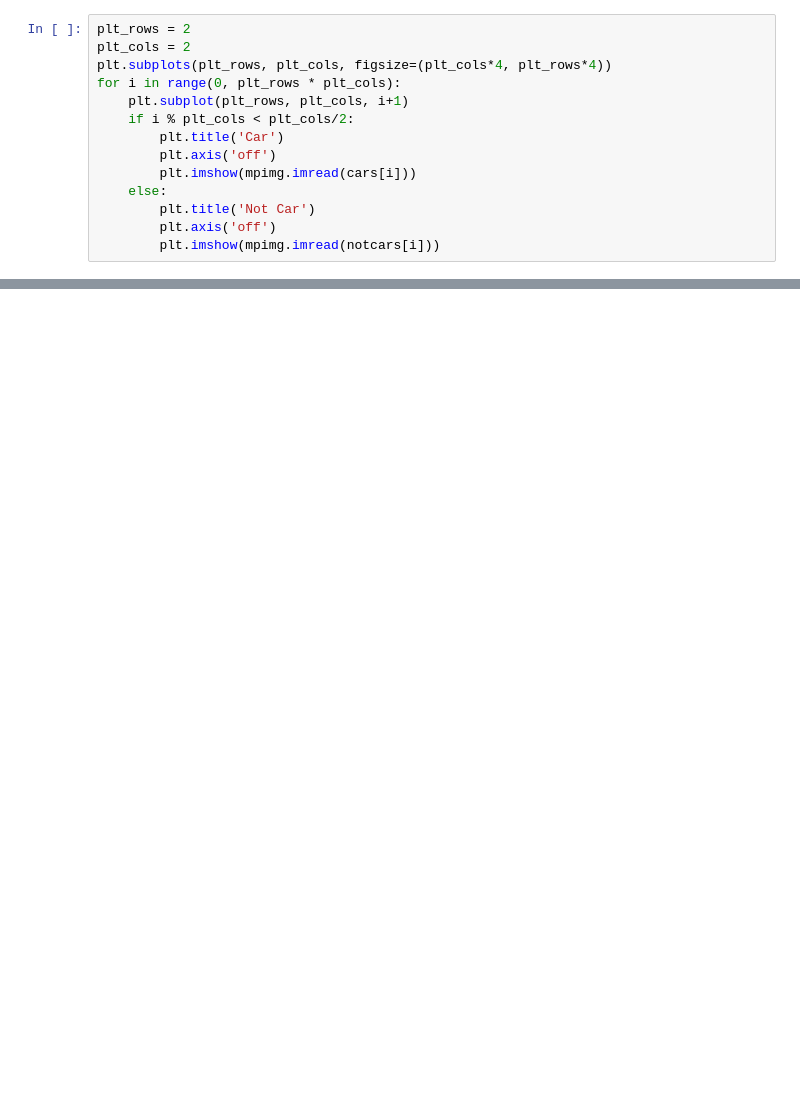
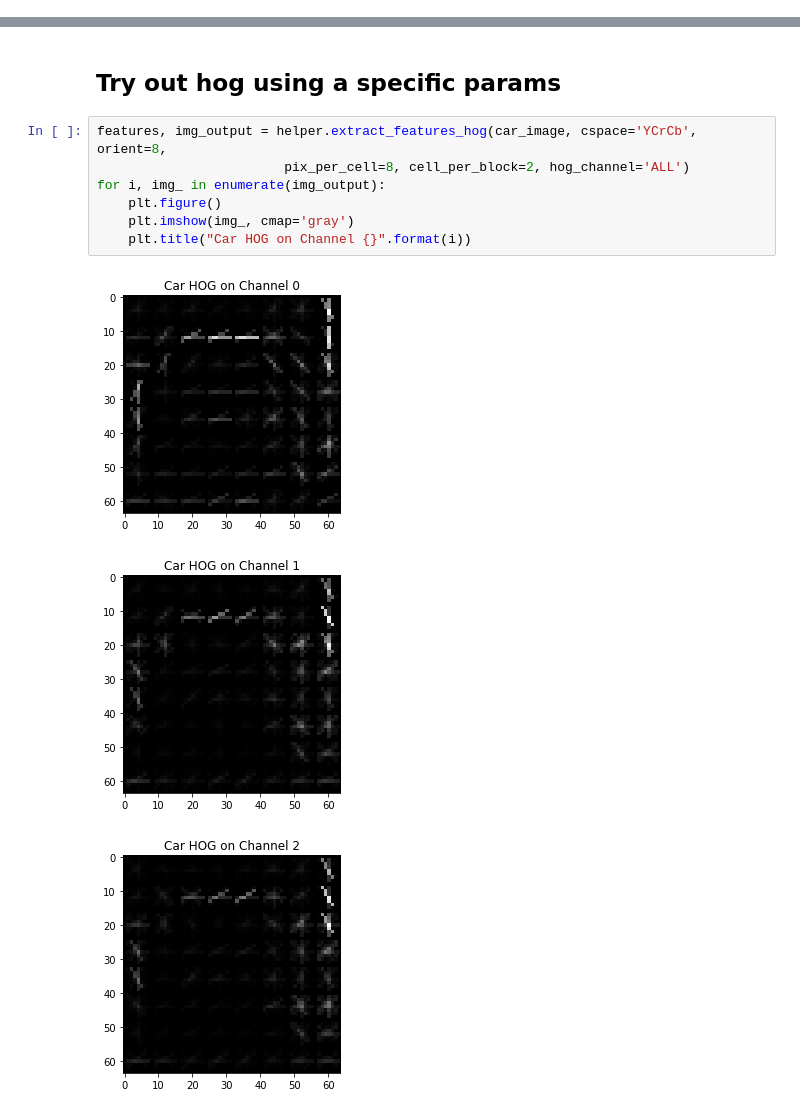
Before and after one commit to FranktheTank123/Udacity-SDC, a Jupyter notebook: CarND-Vehicle-Detection/Vehicle_detection.ipynb, the cells around one changed output, grey strips where cells are left out. Cells and saved outputs as stored; diff of their text form; blank space fills up the shorter version.

```diff
--- a/CarND-Vehicle-Detection/Vehicle_detection.ipynb
+++ b/CarND-Vehicle-Detection/Vehicle_detection.ipynb
@@ -311,14 +45,0 @@ Number of non-car images:  8968
-# %%
-plt_rows = 2
-plt_cols = 2
-plt.subplots(plt_rows, plt_cols, figsize=(plt_cols*4, plt_rows*4))
-for i in range(0, plt_rows * plt_cols):
-    plt.subplot(plt_rows, plt_cols, i+1)
-    if i % plt_cols < plt_cols/2:
-        plt.title('Car')
-        plt.axis('off')
-        plt.imshow(mpimg.imread(cars[i]))
-    else:
-        plt.title('Not Car')
-        plt.axis('off')
-        plt.imshow(mpimg.imread(notcars[i]))
@@ -444,0 +64,13 @@ y = np.hstack((np.ones(len(car_features)), np.zeros(len(notcar_features))))
+# %% [markdown]
+## Try out hog using a specific params
+# %%
+features, img_output = helper.extract_features_hog(car_image, cspace='YCrCb', orient=8,
+                        pix_per_cell=8, cell_per_block=2, hog_channel='ALL')
+for i, img_ in enumerate(img_output):
+    plt.figure()
+    plt.imshow(img_, cmap='gray')
+    plt.title("Car HOG on Channel {}".format(i))
+# %% [output]
+[figure, added]
+[figure, added]
+[figure, added]
```
Also changed, not shown: parts of 21 cells of this notebook, 3 other files.
